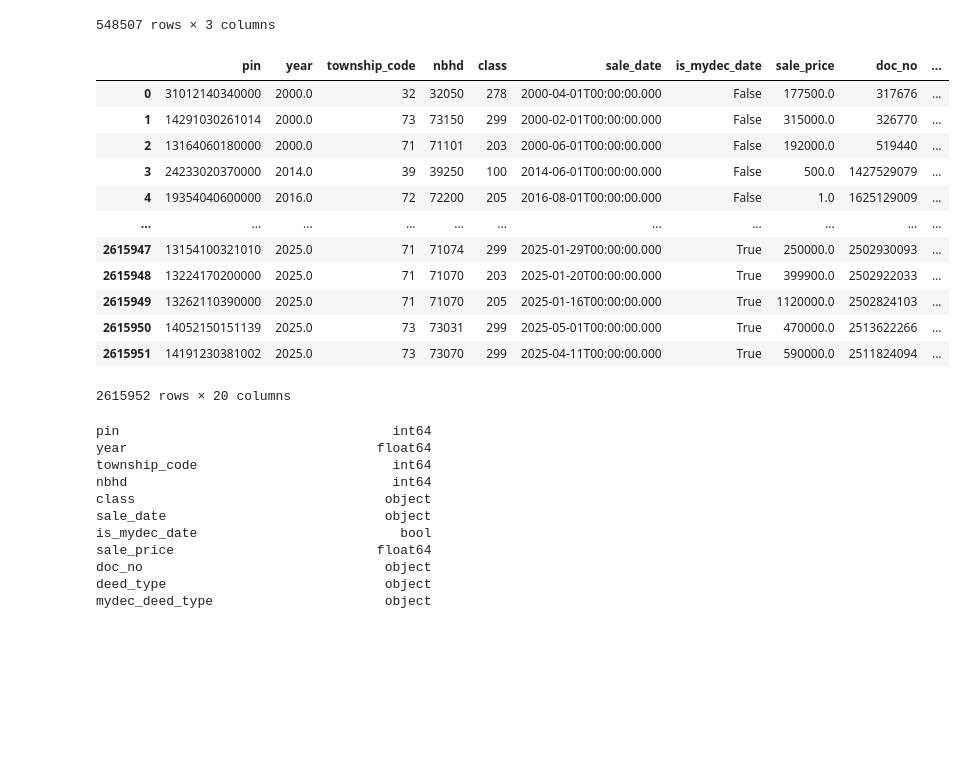
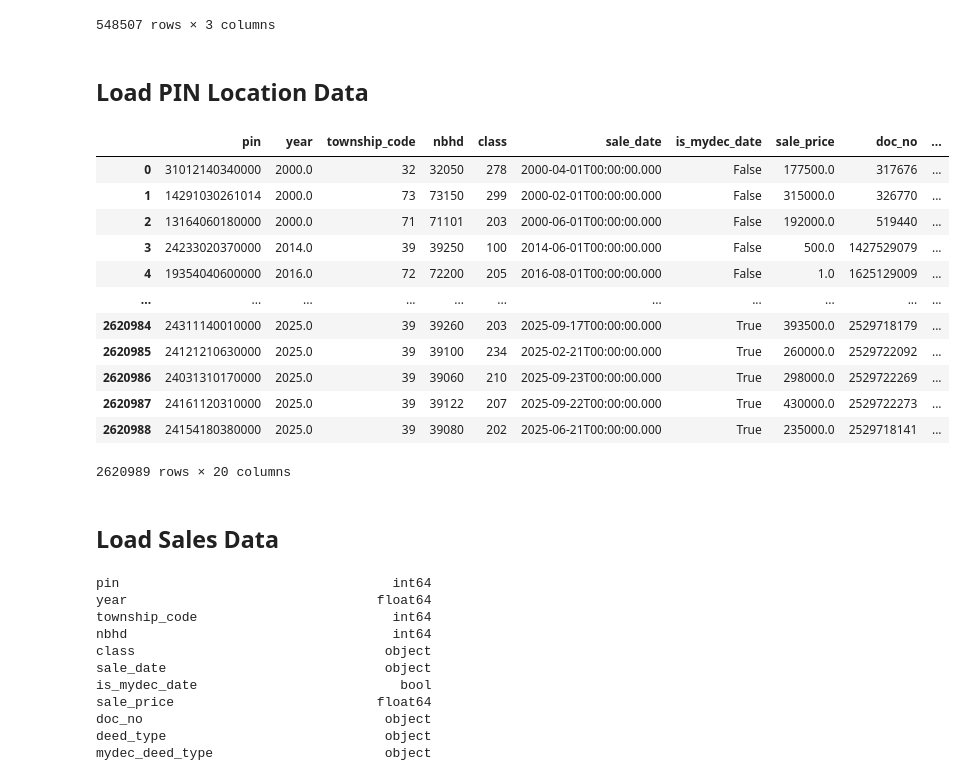
Before and after one commit to jennymaidev/ChicagoPublicTransit, a Jupyter notebook: notebooks/03_geospatial_enrichment.ipynb, the cells around one changed output. Cells and saved outputs as stored; diff of their text form; code cells hidden in the pictures; blank space fills up the shorter version.

```diff
--- a/notebooks/03_geospatial_enrichment.ipynb
+++ b/notebooks/03_geospatial_enrichment.ipynb
@@ -29,21 +36,26 @@ df_pin
 | 548505 | 1307225013 | -87.793550 | 41.977342 |
 | 548506 | 1902429013 | -87.706063 | 41.808784 |
 548507 rows × 3 columns
+# %% [markdown]
+## Load PIN Location Data
 # %%
-df_sales = pd.read_csv(os.path.join(DATA_DIR, 'sales_data.csv'))
+# Load raw sales data
+df_sales = pd.read_csv(os.path.join(DATA_DIR, 'sales_data_raw.csv'))
 df_sales
 # %% [output]
 |  | pin | year | township_code | nbhd | class | sale_date | is_mydec_date | sale_price | doc_no | ... |
 | 0 | 31012140340000 | 2000.0 | 32 | 32050 | 278 | 2000-04-01T00:00:00.000 | False | 177500.0 | 317676 | ... |
 | 1 | 14291030261014 | 2000.0 | 73 | 73150 | 299 | 2000-02-01T00:00:00.000 | False | 315000.0 | 326770 | ... |
 | 2 | 13164060180000 | 2000.0 | 71 | 71101 | 203 | 2000-06-01T00:00:00.000 | False | 192000.0 | 519440 | ... |
 | 3 | 24233020370000 | 2014.0 | 39 | 39250 | 100 | 2014-06-01T00:00:00.000 | False | 500.0 | 1427529079 | ... |
 | 4 | 19354040600000 | 2016.0 | 72 | 72200 | 205 | 2016-08-01T00:00:00.000 | False | 1.0 | 1625129009 | ... |
 | ... | ... | ... | ... | ... | ... | ... | ... | ... | ... | ... |
-| 2615947 | 13154100321010 | 2025.0 | 71 | 71074 | 299 | 2025-01-29T00:00:00.000 | True | 250000.0 | 2502930093 | ... |
-| 2615948 | 13224170200000 | 2025.0 | 71 | 71070 | 203 | 2025-01-20T00:00:00.000 | True | 399900.0 | 2502922033 | ... |
-| 2615949 | 13262110390000 | 2025.0 | 71 | 71070 | 205 | 2025-01-16T00:00:00.000 | True | 1120000.0 | 2502824103 | ... |
-| 2615950 | 14052150151139 | 2025.0 | 73 | 73031 | 299 | 2025-05-01T00:00:00.000 | True | 470000.0 | 2513622266 | ... |
-| 2615951 | 14191230381002 | 2025.0 | 73 | 73070 | 299 | 2025-04-11T00:00:00.000 | True | 590000.0 | 2511824094 | ... |
+| 2620984 | 24311140010000 | 2025.0 | 39 | 39260 | 203 | 2025-09-17T00:00:00.000 | True | 393500.0 | 2529718179 | ... |
+| 2620985 | 24121210630000 | 2025.0 | 39 | 39100 | 234 | 2025-02-21T00:00:00.000 | True | 260000.0 | 2529722092 | ... |
+| 2620986 | 24031310170000 | 2025.0 | 39 | 39060 | 210 | 2025-09-23T00:00:00.000 | True | 298000.0 | 2529722269 | ... |
+| 2620987 | 24161120310000 | 2025.0 | 39 | 39122 | 207 | 2025-09-22T00:00:00.000 | True | 430000.0 | 2529722273 | ... |
+| 2620988 | 24154180380000 | 2025.0 | 39 | 39080 | 202 | 2025-06-21T00:00:00.000 | True | 235000.0 | 2529718141 | ... |
-2615952 rows × 20 columns
+2620989 rows × 20 columns
+# %% [markdown]
+## Load Sales Data
 # %%
```
Also changed, not shown: parts of 24 cells of this notebook, 15 other files.
